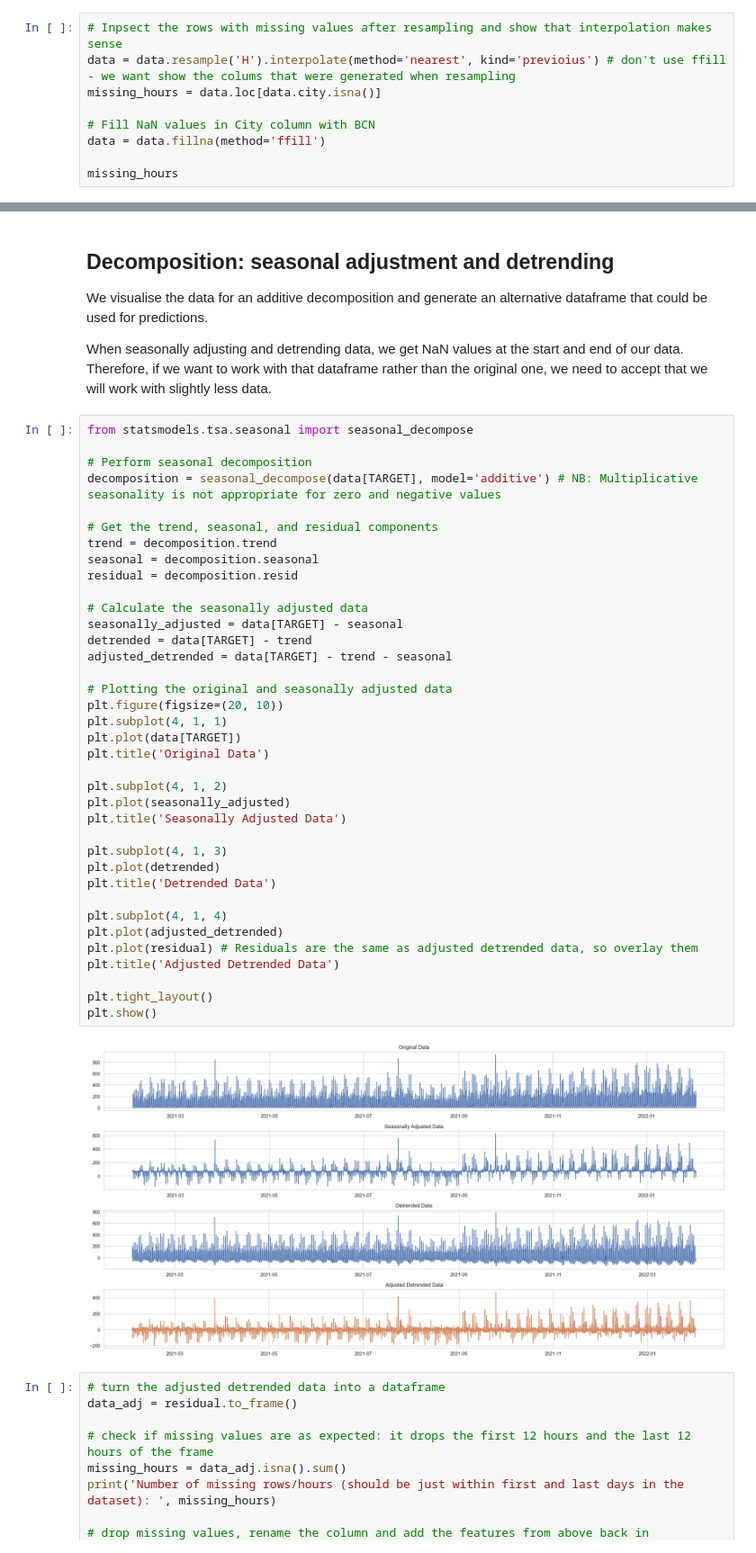
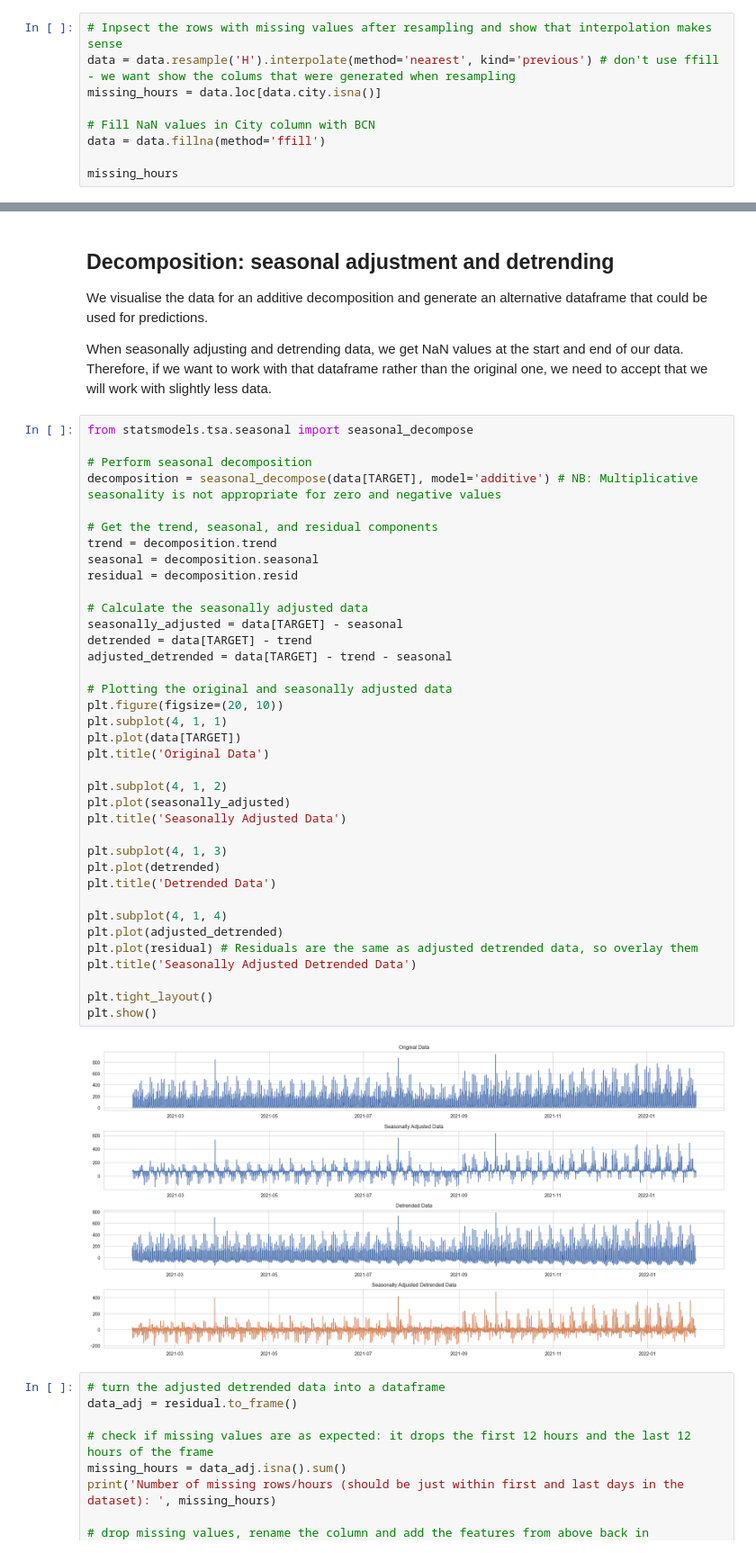
Before and after one commit to CatalinaOdizzio/BSE_T3_Time_Series_Forecast_HW, a Jupyter notebook: final_project_PhilippPissinisOdizzio.ipynb, the cells around one changed output, grey strips where cells are left out. Shown at 90% size. Saved outputs shown, nothing was run; the diff lists cells and outputs as text.

```diff
--- a/final_project_PhilippPissinisOdizzio.ipynb
+++ b/final_project_PhilippPissinisOdizzio.ipynb
@@ -184,7 +190,7 @@ Rows added to data: -8753
 __________________________
 # %%
 # Inpsect the rows with missing values after resampling and show that interpolation makes sense
-data = data.resample('H').interpolate(method='nearest', kind='previoius') # don't use ffill - we want show the colums that were generated when resampling
+data = data.resample('H').interpolate(method='nearest', kind='previous') # don't use ffill - we want show the colums that were generated when resampling
 missing_hours = data.loc[data.city.isna()]
 
 # Fill NaN values in City column with BCN
@@ -452,35 +448,35 @@ decomposition = seasonal_decompose(data[TARGET], model='additive') # NB: Multipl
 trend = decomposition.trend
 seasonal = decomposition.seasonal
 residual = decomposition.resid
 
 # Calculate the seasonally adjusted data
 seasonally_adjusted = data[TARGET] - seasonal
 detrended = data[TARGET] - trend
 adjusted_detrended = data[TARGET] - trend - seasonal
 
 # Plotting the original and seasonally adjusted data
 plt.figure(figsize=(20, 10))
 plt.subplot(4, 1, 1)
 plt.plot(data[TARGET])
 plt.title('Original Data')
 
 plt.subplot(4, 1, 2)
 plt.plot(seasonally_adjusted)
 plt.title('Seasonally Adjusted Data')
 
 plt.subplot(4, 1, 3)
 plt.plot(detrended)
 plt.title('Detrended Data')
 
 plt.subplot(4, 1, 4)
 plt.plot(adjusted_detrended)
 plt.plot(residual) # Residuals are the same as adjusted detrended data, so overlay them
-plt.title('Adjusted Detrended Data')
+plt.title('Seasonally Adjusted Detrended Data')
 
 plt.tight_layout()
 plt.show()
 # %% [output]
-[figure, old version]
+[figure, new version]
 # %%
 # turn the adjusted detrended data into a dataframe
 data_adj = residual.to_frame()
```
Also changed, not shown: parts of 29 cells of this notebook.
